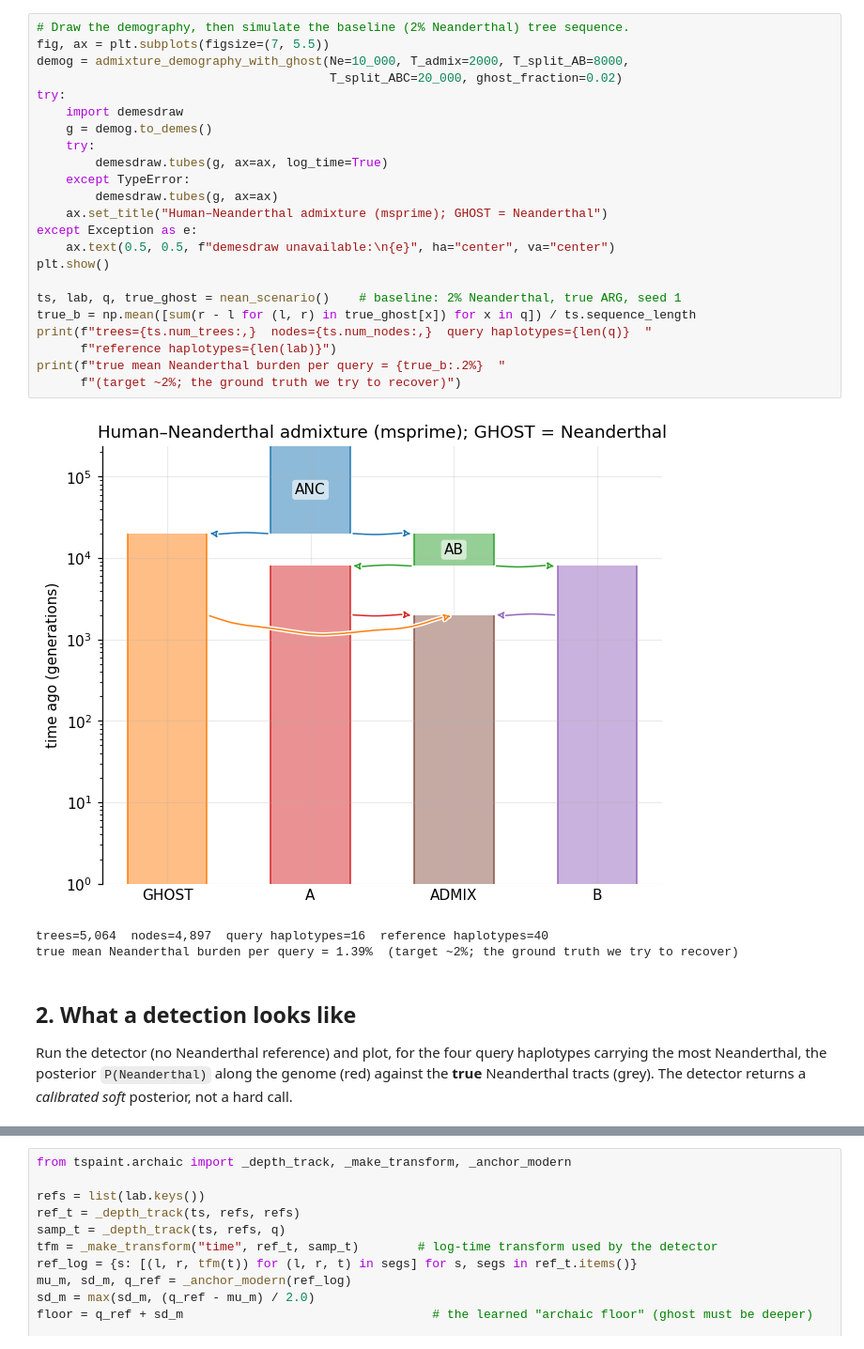
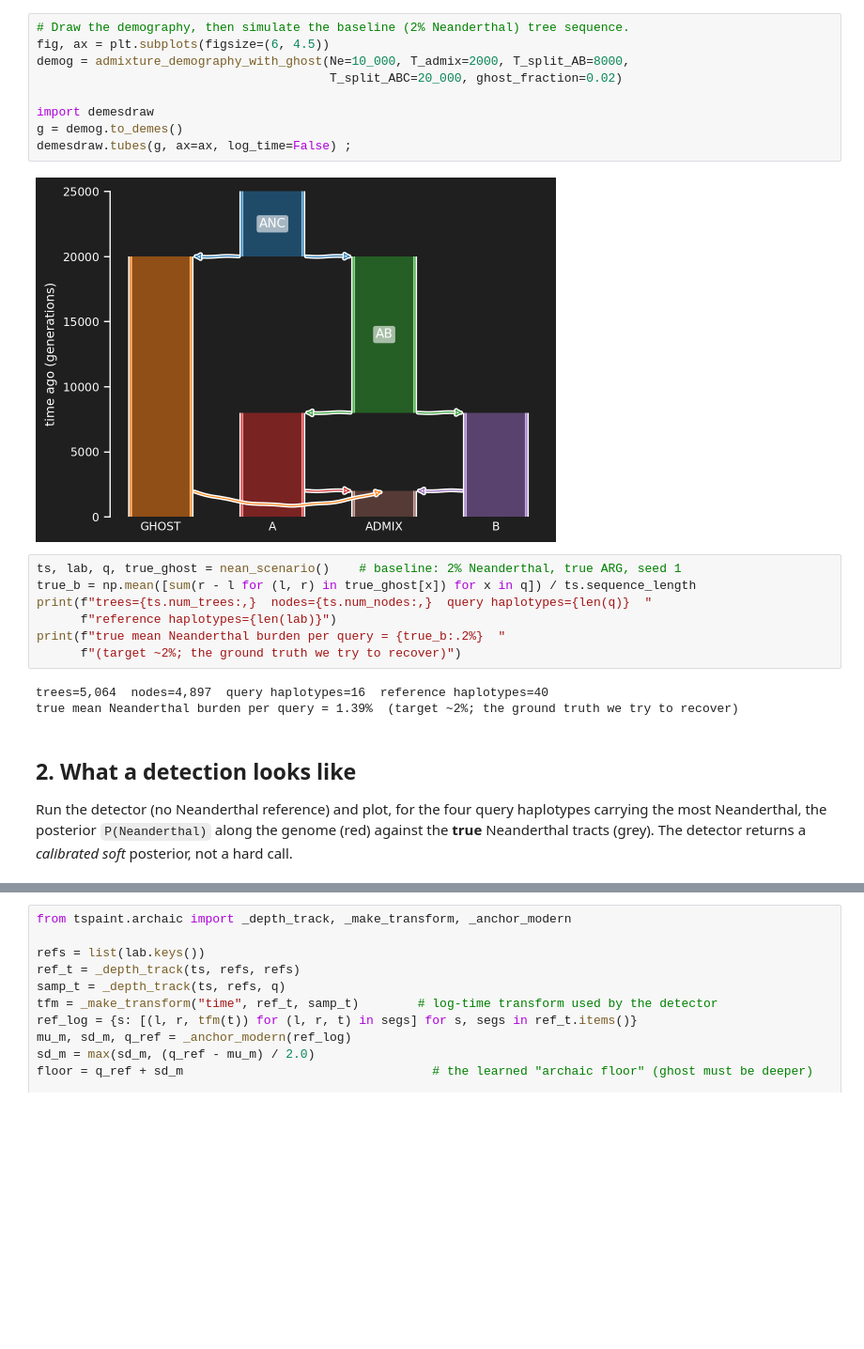
Before and after one commit to munch-group/tspaint, a Jupyter notebook: docs/notebooks/neanderthal_power.ipynb, the cells around one changed output, grey strips where cells are left out. Shown at 94% size. Drawn from its saved outputs; the diff is of its cells as text; blank space fills up the shorter version.

```diff
--- a/docs/notebooks/neanderthal_power.ipynb
+++ b/docs/notebooks/neanderthal_power.ipynb
@@ -104,36 +88,28 @@ deeper `T_split_ABC`. The gap between those two depths is the entire signal.
 # %%
 # Draw the demography, then simulate the baseline (2% Neanderthal) tree sequence.
-fig, ax = plt.subplots(figsize=(7, 5.5))
+fig, ax = plt.subplots(figsize=(6, 4.5))
 demog = admixture_demography_with_ghost(Ne=10_000, T_admix=2000, T_split_AB=8000,
                                         T_split_ABC=20_000, ghost_fraction=0.02)
-try:
-    import demesdraw
-    g = demog.to_demes()
-    try:
-        demesdraw.tubes(g, ax=ax, log_time=True)
-    except TypeError:
-        demesdraw.tubes(g, ax=ax)
-    ax.set_title("Human–Neanderthal admixture (msprime); GHOST = Neanderthal")
-except Exception as e:
-    ax.text(0.5, 0.5, f"demesdraw unavailable:\n{e}", ha="center", va="center")
-plt.show()
 
-ts, lab, q, true_ghost = nean_scenario()    # baseline: 2% Neanderthal, true ARG, seed 1
-true_b = np.mean([sum(r - l for (l, r) in true_ghost[x]) for x in q]) / ts.sequence_length
-print(f"trees={ts.num_trees:,}  nodes={ts.num_nodes:,}  query haplotypes={len(q)}  "
-      f"reference haplotypes={len(lab)}")
-print(f"true mean Neanderthal burden per query = {true_b:.2%}  "
-      f"(target ~2%; the ground truth we try to recover)")
+import demesdraw
+g = demog.to_demes()
+demesdraw.tubes(g, ax=ax, log_time=False) ;
 # %% [output]
-[figure, old version]
+[figure, new version]
-trees=5,064  nodes=4,897  query haplotypes=16  reference haplotypes=40
-true mean Neanderthal burden per query = 1.39%  (target ~2%; the ground truth we try to recover)
+# %%
+ts, lab, q, true_ghost = nean_scenario()    # baseline: 2% Neanderthal, true ARG, seed 1
+true_b = np.mean([sum(r - l for (l, r) in true_ghost[x]) for x in q]) / ts.sequence_length
+print(f"trees={ts.num_trees:,}  nodes={ts.num_nodes:,}  query haplotypes={len(q)}  "
+      f"reference haplotypes={len(lab)}")
+print(f"true mean Neanderthal burden per query = {true_b:.2%}  "
+      f"(target ~2%; the ground truth we try to recover)")
+# %% [output]
+trees=5,064  nodes=4,897  query haplotypes=16  reference haplotypes=40
+true mean Neanderthal burden per query = 1.39%  (target ~2%; the ground truth we try to recover)
 # %% [markdown]
 ## 2. What a detection looks like
 
-Run the detector (no Neanderthal reference) and plot, for the four query haplotypes carrying the
-most Neanderthal, the posterior `P(Neanderthal)` along the genome (red) against the **true**
-Neanderthal tracts (grey). The detector returns a *calibrated soft* posterior, not a hard call.
+Run the detector (no Neanderthal reference) and plot, for the four query haplotypes carrying the most Neanderthal, the posterior `P(Neanderthal)` along the genome (red) against the **true** Neanderthal tracts (grey). The detector returns a *calibrated soft* posterior, not a hard call.
 # %%
 res = detect_ghost(ts, lab, q, max_iter=40)         # reference-free; modern anchored, ghost learned
 print(f"learned emission means (log gen):  modern μ={res.mu[0]:.2f}   Neanderthal μ={res.mu[1]:.2f}")
```
Also changed, not shown: parts of 9 cells of this notebook, 1 other file.
